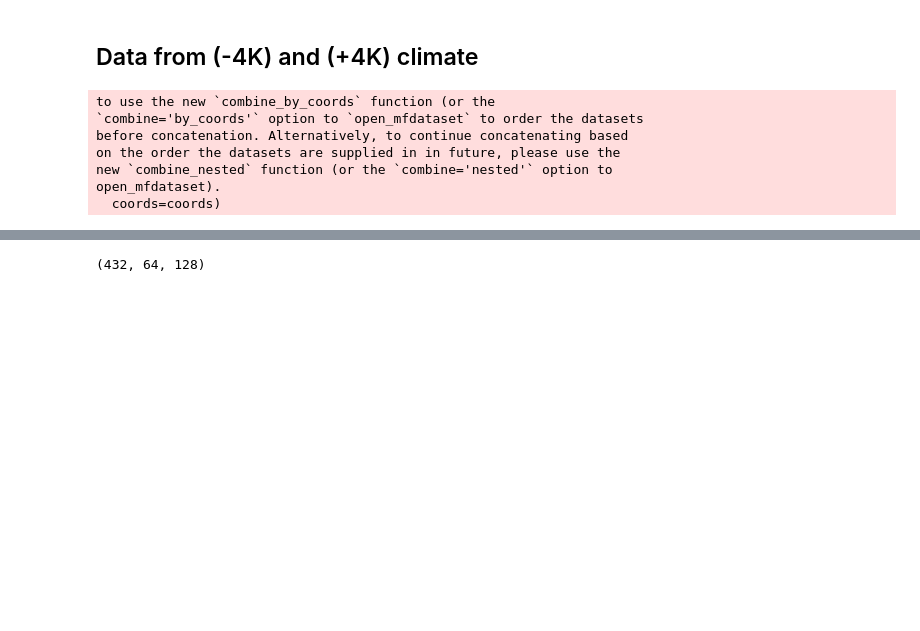
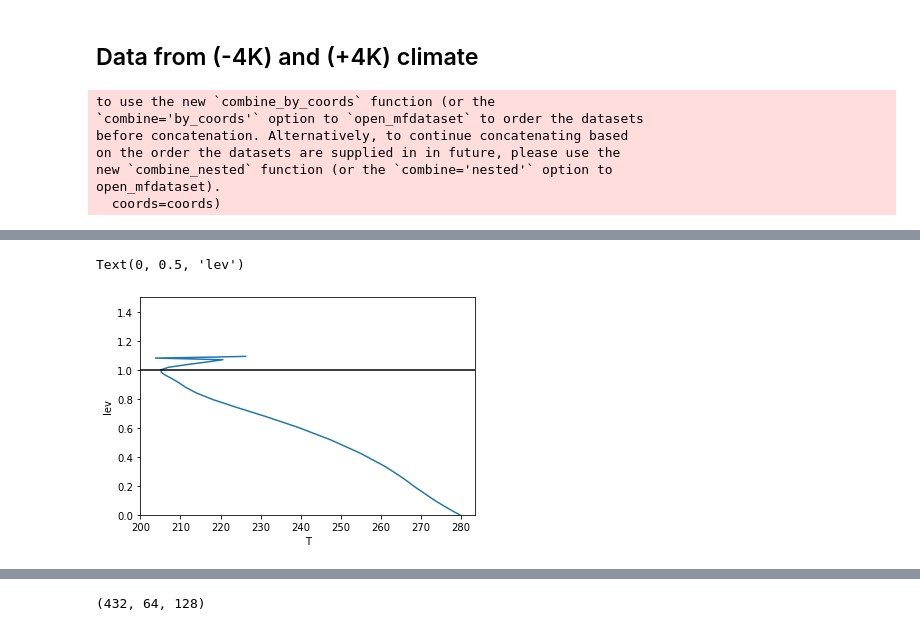
Before and after one commit to wallingTACC/CBRAIN-CAM, a Jupyter notebook: notebooks/tbeucler_devlog/038_Output_normalization_Buoyancy_separation.ipynb, the cells around one changed output, grey strips where cells are left out. Drawn from its saved outputs; the diff is of its cells as text; code cells hidden in the pictures; blank space fills up the shorter version.

Commit message:
Adding lev_tilde example for Ankitesh

```diff
--- a/notebooks/tbeucler_devlog/038_Output_normalization_Buoyancy_separation.ipynb
+++ b/notebooks/tbeucler_devlog/038_Output_normalization_Buoyancy_separation.ipynb
@@ -84,0 +114,2 @@ open_mfdataset).
+# %%
+imin = np.argmin(Tmean[4:])+4
@@ -84,0 +123,2 @@ open_mfdataset).
+# %%
+lev_roof = datam4K.lev[imin]
@@ -84,0 +142,2 @@ open_mfdataset).
+# %%
+lev_tilde = (datam4K.lev[-1]-datam4K.lev)/(datam4K.lev[-1]-lev_roof)
@@ -85,3 +155,12 @@ open_mfdataset).
+# %%
+plt.plot(Tmean,lev_tilde)
+plt.ylim((0,1.5))
+plt.axhline(y=1,color='k')
+plt.xlabel('T')
+plt.ylabel('lev')
+# %% [output]
+Text(0, 0.5, 'lev')
+[figure, added]
 # %%
 path = '/project/meteo/w2w/A6/S.Rasp/SP-CAM/sp8fbp_4k/sp8fbp_4k.cam2.h2.'
 datap4K = xr.open_mfdataset(path+'0001-01-0?-00000.nc',\
```
Also changed, not shown: parts of 20 cells of this notebook.
